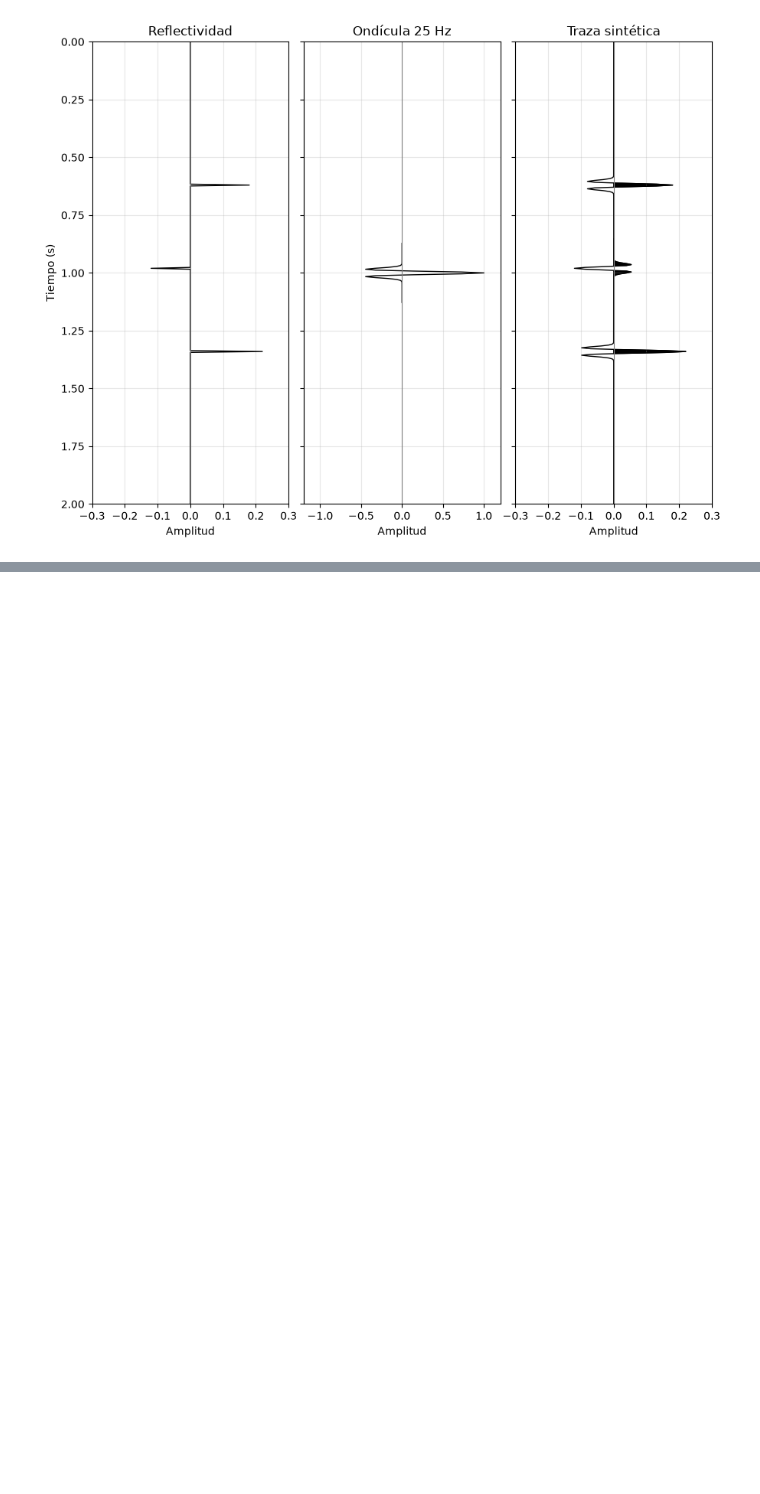
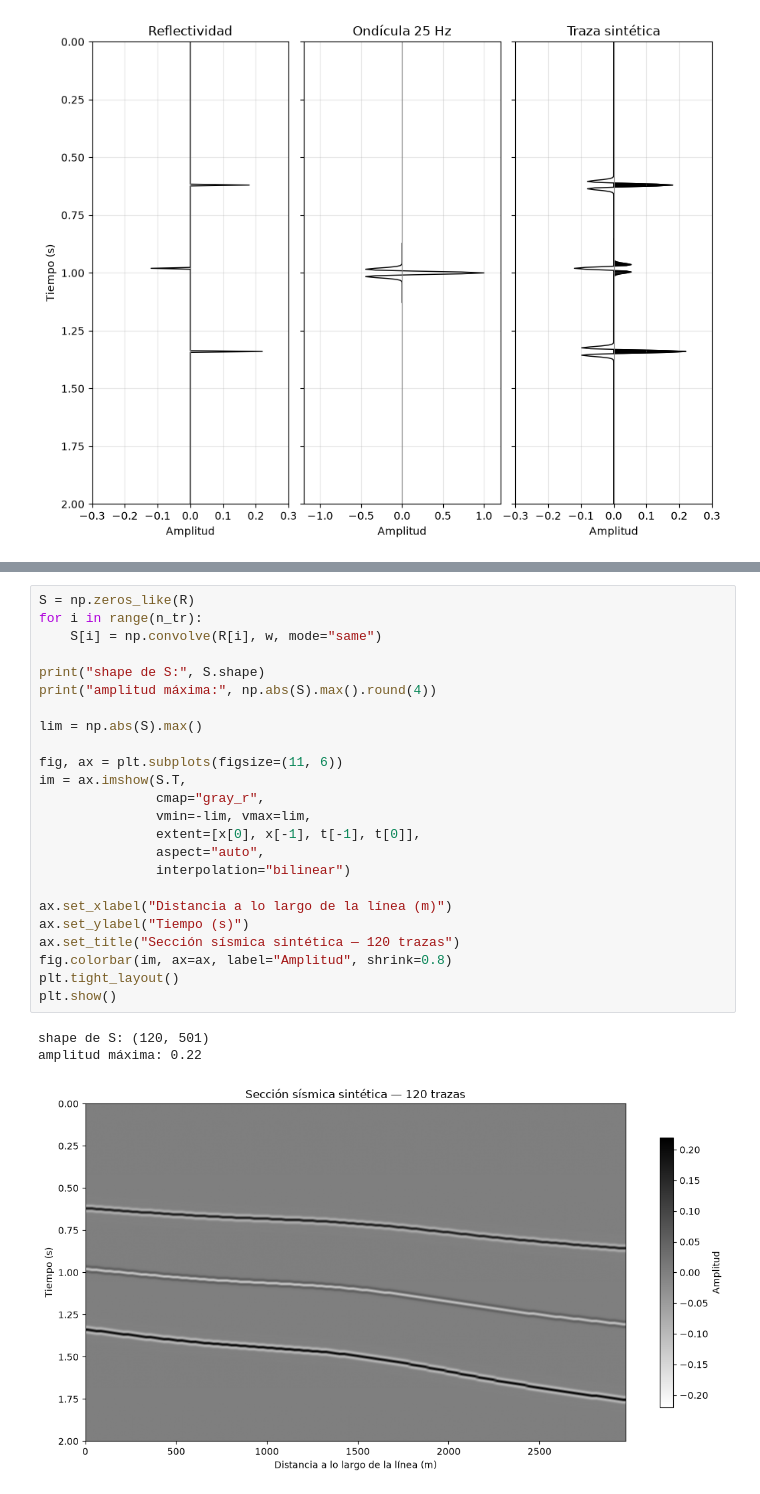
Before and after one commit to davidguto/sismica-python, a Jupyter notebook: notebooks/01_numpy_trazas.ipynb, the cells around one changed output, grey strips where cells are left out. Drawn from its saved outputs; the diff is of its cells as text; blank space fills up the shorter version.

```diff
--- a/notebooks/01_numpy_trazas.ipynb
+++ b/notebooks/01_numpy_trazas.ipynb
@@ -134,0 +167,28 @@ amplitud máxima: 0.22
+# %%
+S = np.zeros_like(R)
+for i in range(n_tr):
+    S[i] = np.convolve(R[i], w, mode="same")
+
+print("shape de S:", S.shape)
+print("amplitud máxima:", np.abs(S).max().round(4))
+
+lim = np.abs(S).max()
+
+fig, ax = plt.subplots(figsize=(11, 6))
+im = ax.imshow(S.T,
+               cmap="gray_r",
+               vmin=-lim, vmax=lim,
+               extent=[x[0], x[-1], t[-1], t[0]],
+               aspect="auto",
+               interpolation="bilinear")
+
+ax.set_xlabel("Distancia a lo largo de la línea (m)")
+ax.set_ylabel("Tiempo (s)")
+ax.set_title("Sección sísmica sintética — 120 trazas")
+fig.colorbar(im, ax=ax, label="Amplitud", shrink=0.8)
+plt.tight_layout()
+plt.show()
+# %% [output]
+shape de S: (120, 501)
+amplitud máxima: 0.22
+[figure, added]
```
Also changed, not shown: parts of 2 cells of this notebook.
